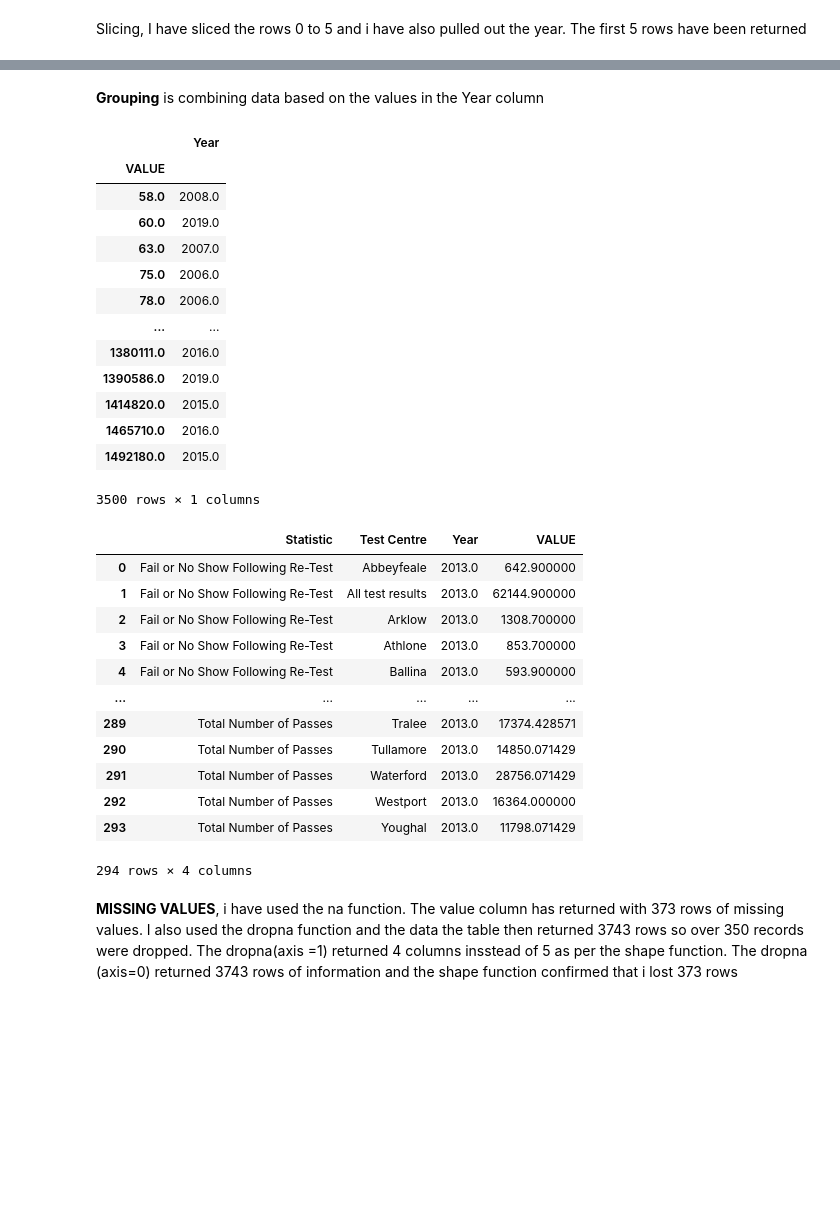
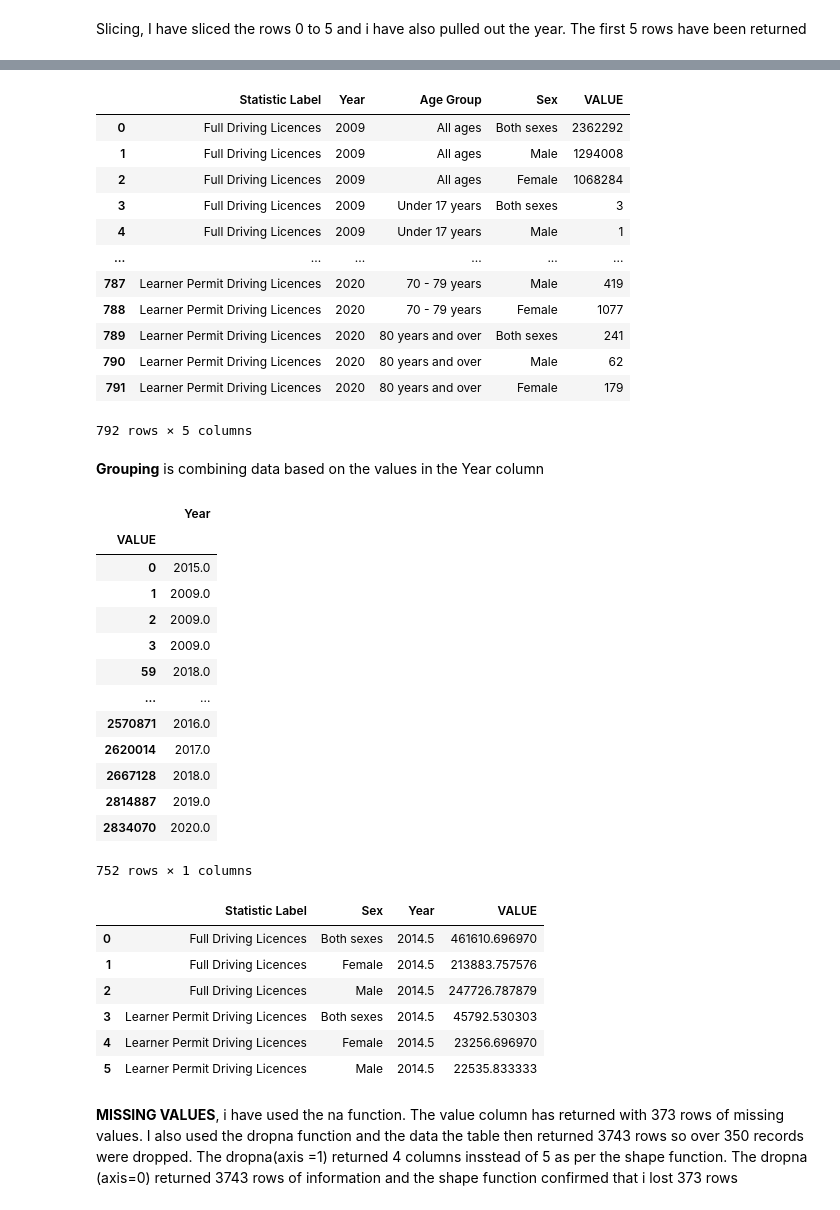
Before and after one commit to hartyl1/UCDPA_harty, a Jupyter notebook: Copy_of_Copy_of_Untitled12.ipynb, the cells around one changed output, grey strips where cells are left out. Saved outputs shown, nothing was run; the diff lists cells and outputs as text; code cells hidden in the pictures; blank space fills up the shorter version.

```diff
--- a/Copy_of_Copy_of_Untitled12.ipynb
+++ b/Copy_of_Copy_of_Untitled12.ipynb
@@ -232,0 +214,2 @@ nct_ind.loc['Derrybeg']
+# %%
+Driving_Licenses_ind = Driving_Licenses.set_index('Sex')
@@ -266,38 +250,48 @@ nct
+# %%
+Driving_Licenses
+# %% [output]
+|  | Statistic Label | Year | Age Group | Sex | VALUE |
+| 0 | Full Driving Licences | 2009 | All ages | Both sexes | 2362292 |
+| 1 | Full Driving Licences | 2009 | All ages | Male | 1294008 |
+| 2 | Full Driving Licences | 2009 | All ages | Female | 1068284 |
+| 3 | Full Driving Licences | 2009 | Under 17 years | Both sexes | 3 |
+| 4 | Full Driving Licences | 2009 | Under 17 years | Male | 1 |
+| ... | ... | ... | ... | ... | ... |
+| 787 | Learner Permit Driving Licences | 2020 | 70 - 79 years | Male | 419 |
+| 788 | Learner Permit Driving Licences | 2020 | 70 - 79 years | Female | 1077 |
+| 789 | Learner Permit Driving Licences | 2020 | 80 years and over | Both sexes | 241 |
+| 790 | Learner Permit Driving Licences | 2020 | 80 years and over | Male | 62 |
+| 791 | Learner Permit Driving Licences | 2020 | 80 years and over | Female | 179 |
+792 rows × 5 columns
 # %% [markdown]
 **Grouping** is combining data based on the values in the Year column
 # %%
-nct.groupby(['VALUE']).mean()
+Driving_Licenses.groupby(['VALUE']).mean()
 # %% [output]
 |  | Year |
 | VALUE |  |
-| 58.0 | 2008.0 |
-| 60.0 | 2019.0 |
-| 63.0 | 2007.0 |
-| 75.0 | 2006.0 |
-| 78.0 | 2006.0 |
+| 0 | 2015.0 |
+| 1 | 2009.0 |
+| 2 | 2009.0 |
+| 3 | 2009.0 |
+| 59 | 2018.0 |
 | ... | ... |
-| 1380111.0 | 2016.0 |
-| 1390586.0 | 2019.0 |
-| 1414820.0 | 2015.0 |
-| 1465710.0 | 2016.0 |
-| 1492180.0 | 2015.0 |
+| 2570871 | 2016.0 |
+| 2620014 | 2017.0 |
+| 2667128 | 2018.0 |
+| 2814887 | 2019.0 |
+| 2834070 | 2020.0 |
-3500 rows × 1 columns
+752 rows × 1 columns
 # %%
-nct.groupby(['Statistic','Test Centre']).mean().reset_index()
+Driving_Licenses.groupby(['Statistic Label','Sex']).mean().reset_index()
 # %% [output]
-|  | Statistic | Test Centre | Year | VALUE |
-| 0 | Fail or No Show Following Re-Test | Abbeyfeale | 2013.0 | 642.900000 |
-| 1 | Fail or No Show Following Re-Test | All test results | 2013.0 | 62144.900000 |
-| 2 | Fail or No Show Following Re-Test | Arklow | 2013.0 | 1308.700000 |
-| 3 | Fail or No Show Following Re-Test | Athlone | 2013.0 | 853.700000 |
-| 4 | Fail or No Show Following Re-Test | Ballina | 2013.0 | 593.900000 |
-| ... | ... | ... | ... | ... |
-| 289 | Total Number of Passes | Tralee | 2013.0 | 17374.428571 |
-| 290 | Total Number of Passes | Tullamore | 2013.0 | 14850.071429 |
-| 291 | Total Number of Passes | Waterford | 2013.0 | 28756.071429 |
-| 292 | Total Number of Passes | Westport | 2013.0 | 16364.000000 |
-| 293 | Total Number of Passes | Youghal | 2013.0 | 11798.071429 |
+|  | Statistic Label | Sex | Year | VALUE |
+| 0 | Full Driving Licences | Both sexes | 2014.5 | 461610.696970 |
+| 1 | Full Driving Licences | Female | 2014.5 | 213883.757576 |
+| 2 | Full Driving Licences | Male | 2014.5 | 247726.787879 |
+| 3 | Learner Permit Driving Licences | Both sexes | 2014.5 | 45792.530303 |
+| 4 | Learner Permit Driving Licences | Female | 2014.5 | 23256.696970 |
+| 5 | Learner Permit Driving Licences | Male | 2014.5 | 22535.833333 |
-294 rows × 4 columns
 # %% [markdown]
 **MISSING VALUES**, i have used the na function.  The value column has returned with 373 rows of missing values. I also used the dropna function and the data the table then returned 3743 rows so over 350 records were dropped.  The dropna(axis =1) returned 4 columns insstead of 5 as per the shape function.  The dropna (axis=0) returned 3743 rows of information and the shape function confirmed that i lost 373 rows
 # %%
```
Also changed, not shown: parts of 21 cells of this notebook.
